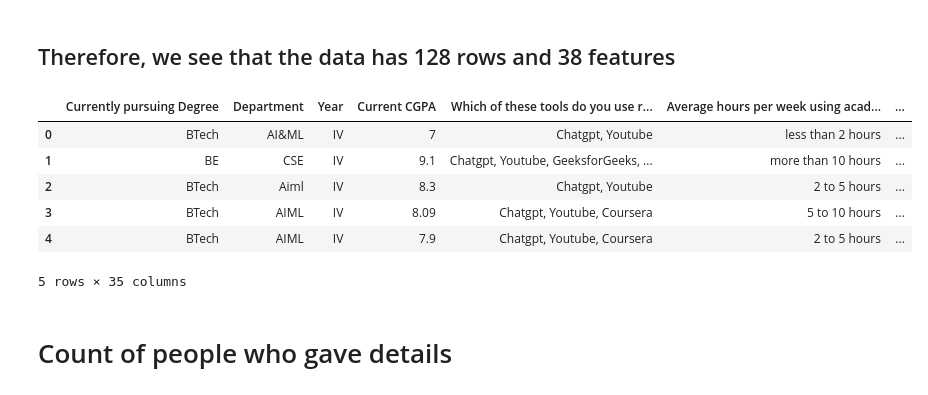
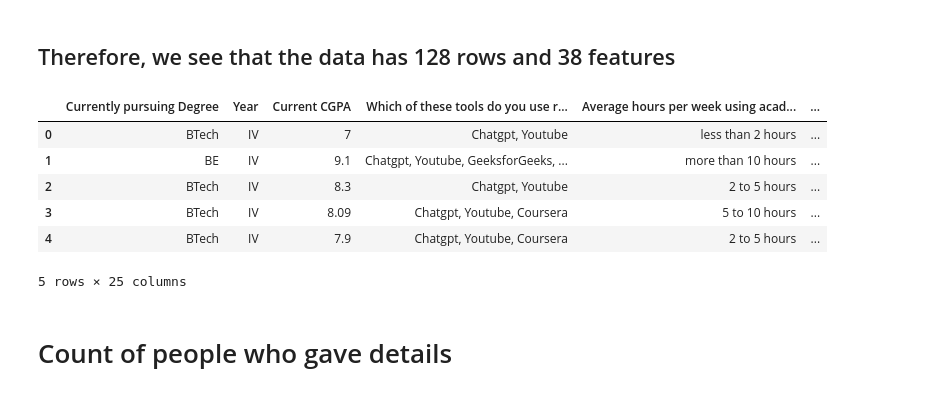
Before and after one commit to Dheenack/Student-EDA-research, a Jupyter notebook: EDA-v1.ipynb, the cells around one changed output. Cells and saved outputs as stored; diff of their text form; code cells hidden in the pictures.

```diff
--- a/EDA-v1.ipynb
+++ b/EDA-v1.ipynb
@@ -58,41 +58,35 @@ data.shape
 ## Therefore, we see that the data has 128 rows and 38 features
 # %%
 dt=data[[
-       'Currently pursuing Degree ', 'Department', 'Year', 'Current CGPA',
+       'Currently pursuing Degree ', 'Year', 'Current CGPA',
        'Which of these tools do you use regularly for academics?  ',
        '  Average hours per week using academic tools  ',
-       '  Main purpose of using these tools  ',
        '  These tools have improved my learning outcomes!',
-       'How often you play games?', 'which games do you play?',
-       'Average daily gaming time ', 'Main genre of games you play',
+       'How often you play games?',
+       'Average daily gaming time ',
        'gaming affects your academics', '  Gaming helps me relieve stress.  ',
-       '  How do you balance gaming with your studies?  ',
        'Would you Watch Movies/Anime/Web series?',
-       'What kind of Movies/Series you would watch?',
        '  Average daily watch time  ',
        'Watch hours affects my academics negatively.',
        'Watch hours helps me relieve stress  ',
        '  Have you completed any technical/academic projects?  ',
-       'If Yes, How many and what domain?', '  Do you have a resume?  ',
+        '  Do you have a resume?  ',
        'Rate your Resume quality', 'Do you Have Github account?',
        'Do you Have Portfolio Website?',
        '  How many online certifications have you completed?  ',
        '  Have you applied for jobs/internships?  ',
-       'If yes, number of applications sent?',
        '  Have you received any offers/internships?  ',
        'Have you done online/Virtual Internships?',
-       'How much are you confident about your Career?',
-       'Do you need to see results of this study?',
-       'What is genre of movies/series you watch?', 'Gender']]
+       'How much are you confident about your Career?', 'Gender']]
 dt.head()
 # %% [output]
-|  | Currently pursuing Degree | Department | Year | Current CGPA | Which of these tools do you use r... | Average hours per week using acad... | ... |
-| 0 | BTech | AI&ML | IV | 7 | Chatgpt, Youtube | less than 2 hours | ... |
-| 1 | BE | CSE | IV | 9.1 | Chatgpt, Youtube, GeeksforGeeks, ... | more than 10 hours | ... |
-| 2 | BTech | Aiml | IV | 8.3 | Chatgpt, Youtube | 2 to 5 hours | ... |
-| 3 | BTech | AIML | IV | 8.09 | Chatgpt, Youtube, Coursera | 5 to 10 hours | ... |
-| 4 | BTech | AIML | IV | 7.9 | Chatgpt, Youtube, Coursera | 2 to 5 hours | ... |
+|  | Currently pursuing Degree | Year | Current CGPA | Which of these tools do you use r... | Average hours per week using acad... | ... |
+| 0 | BTech | IV | 7 | Chatgpt, Youtube | less than 2 hours | ... |
+| 1 | BE | IV | 9.1 | Chatgpt, Youtube, GeeksforGeeks, ... | more than 10 hours | ... |
+| 2 | BTech | IV | 8.3 | Chatgpt, Youtube | 2 to 5 hours | ... |
+| 3 | BTech | IV | 8.09 | Chatgpt, Youtube, Coursera | 5 to 10 hours | ... |
+| 4 | BTech | IV | 7.9 | Chatgpt, Youtube, Coursera | 2 to 5 hours | ... |
-5 rows × 35 columns
+5 rows × 25 columns
 # %% [markdown]
 # Count of people who gave details
 # %%
```
Also changed, not shown: parts of 1 cell of this notebook.
